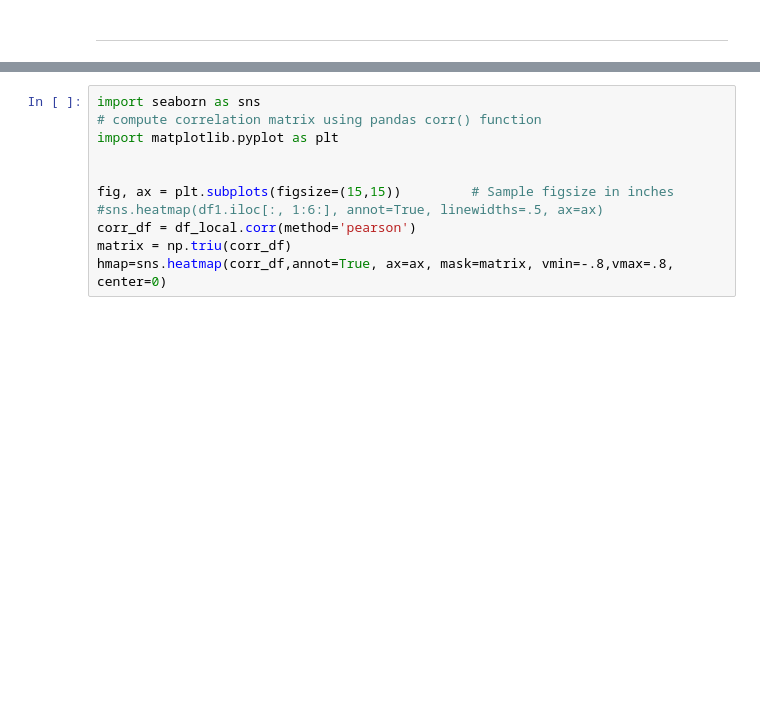
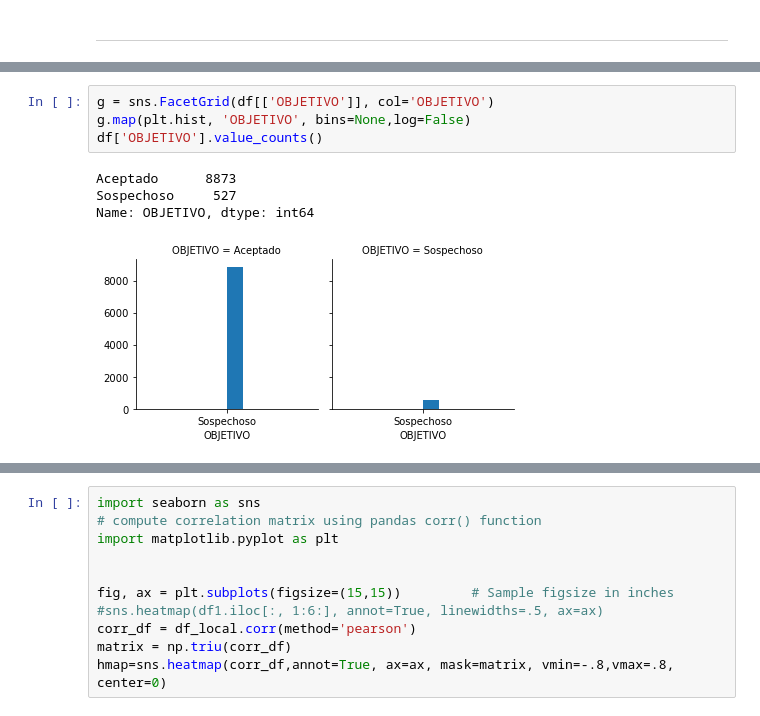
Before and after one commit to DavidCastilloAlvarado/desafio-4-2020, a Jupyter notebook: ibm-challenge-4-compusoluciones.ipynb, the cells around one changed output, grey strips where cells are left out. Cells and saved outputs as stored; diff of their text form; blank space fills up the shorter version.

```diff
--- a/ibm-challenge-4-compusoluciones.ipynb
+++ b/ibm-challenge-4-compusoluciones.ipynb
@@ -364,0 +152,9 @@ Con la finalidad de averiguar que variables guardan correlación y en que magnit
+# %%
+g = sns.FacetGrid(df[['OBJETIVO']], col='OBJETIVO')
+g.map(plt.hist, 'OBJETIVO', bins=None,log=False)
+df['OBJETIVO'].value_counts()
+# %% [output]
+Aceptado      8873
+Sospechoso     527
+Name: OBJETIVO, dtype: int64
+[figure, added]
```
Also changed, not shown: parts of 148 cells of this notebook, 3 other files.
